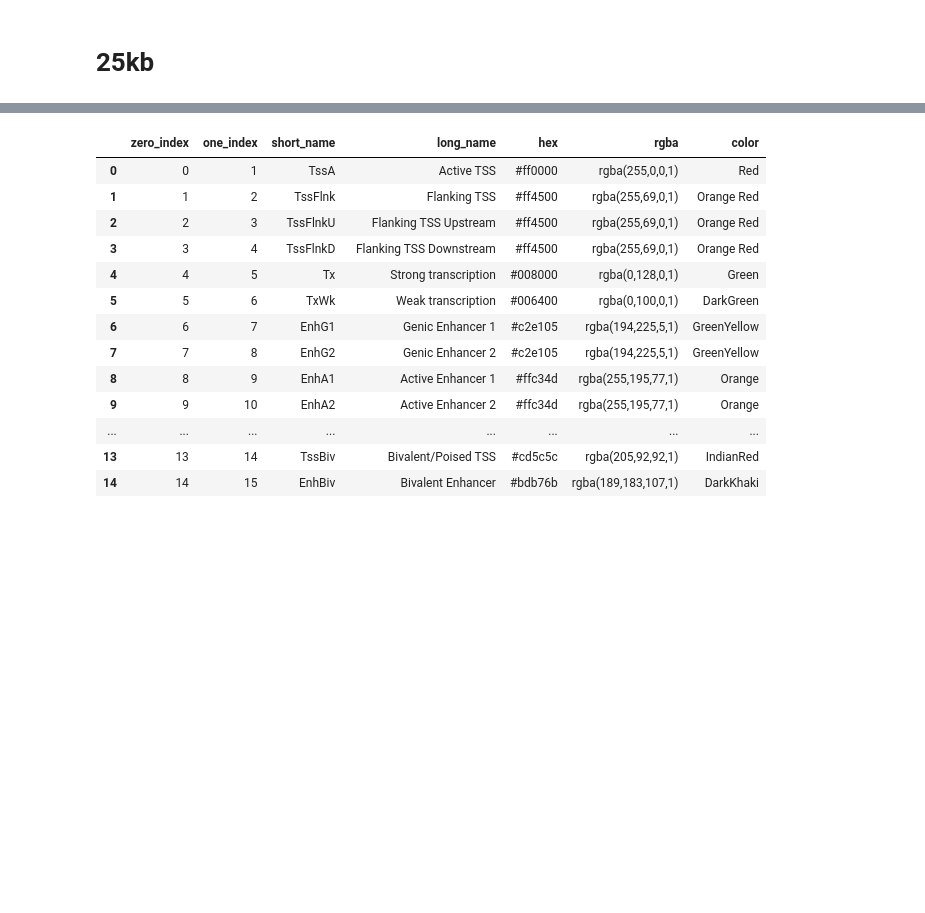
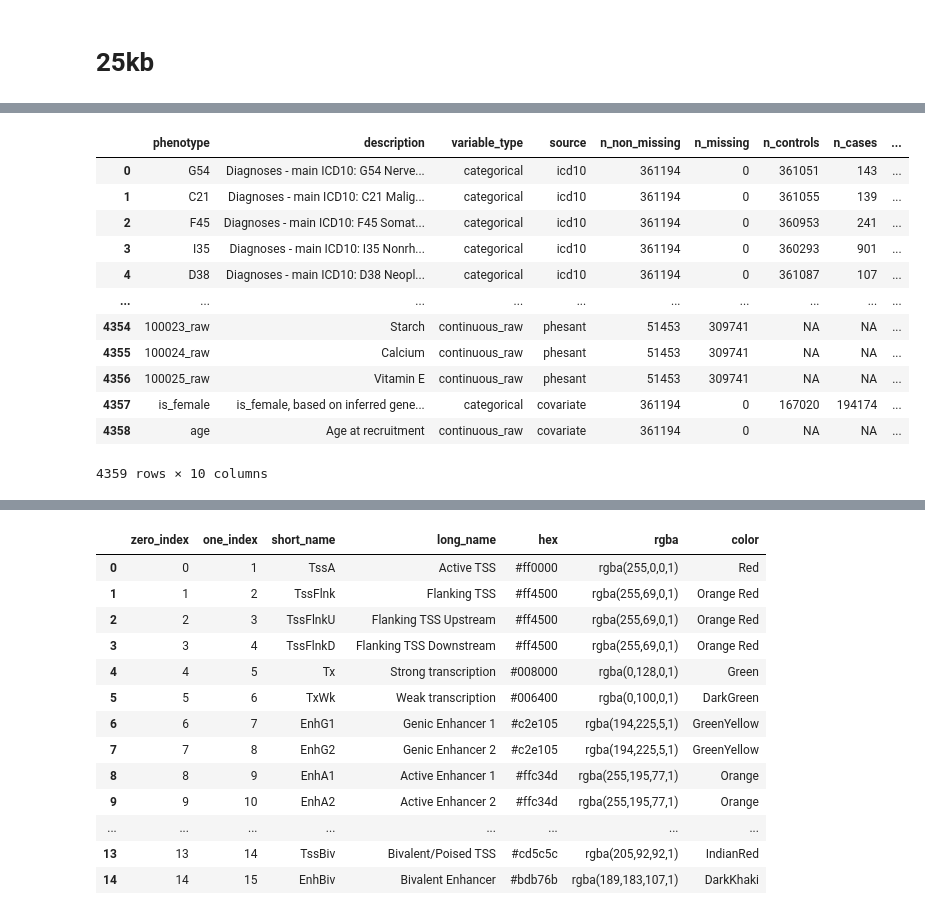
Before and after one commit to meuleman/gilbertAPI, a Jupyter notebook: externalresources/code/region_recipe.ipynb, the cells around one changed output, grey strips where cells are left out. Drawn from its saved outputs; the diff is of its cells as text; code cells hidden in the pictures; blank space fills up the shorter version.

```diff
--- a/externalresources/code/region_recipe.ipynb
+++ b/externalresources/code/region_recipe.ipynb
@@ -41,27 +42,28 @@ snp_cols = ['Chromosome', 'p1', 'p2', 'Reference SNP cluster ID', 'pvalue', 'phe
 snp_df = pd.read_csv('../data/UKBB_all_traits_all_sig_associations_CT20220207.bed', delimiter='\t', names=snp_cols)
 print(snp_df)
 
-trait_codes = []
-with gzip.open('/home/nasi4/proj/GWAS/UKBB_201807/info/phenotypes.both_sexes.tsv.gz','r') as f:
-    for line in f:
-        trait_codes.append(line.decode("utf-8").strip('\n').split('\t'))
+# trait_codes = []
+# with gzip.open('/home/nasi4/proj/GWAS/UKBB_201807/info/phenotypes.both_sexes.tsv.gz','r') as f:
+#     for line in f:
+#         trait_codes.append(line.decode("utf-8").strip('\n').split('\t'))
 
-trait_codes_df = pd.DataFrame(trait_codes[1:], columns=trait_codes[0])
-print(trait_codes_df)
+# trait_codes_df = pd.DataFrame(trait_codes[1:], columns=trait_codes[0])
+# print(trait_codes_df)
 
 # TF data
+# NOTE: THIS IS CURRENTLY HG38
+tf_pd = pd.read_pickle('../data/TF-df-hg38.pkl')
+print(tf_pd)
 
 # DHS data
 dhs_df = pd.read_pickle('../data/dhs_metadata.pkl')
 print(dhs_df)
 
-fn = gzip.GzipFile('../data/2018-06-08NC16_NNDSVD_Mixture.npy.gz', "r")
-dhs_Mixture = np.load(fn)
-dhs_Mixture_df = pd.DataFrame(dhs_Mixture, columns=dhs_df.index)
+dhs_Mixture_df = pd.read_pickle('../data/dhs_mixture_df.pkl')
 print(dhs_Mixture_df)
 
-dhs_enrichment_df = pd.read_pickle('../data/dhs_enrichment_df_25kb.pkl')
-print(dhs_enrichment_df)
+dhs_obs_over_exp = pd.read_pickle('../data/dhs_obs_over_exp_25kb.pkl')
+print(dhs_obs_over_exp)
 
 # Chromatin State Data
 epilogos_833_df = pd.read_pickle('../data/epilogos_state_data_18.pkl')
@@ -80,6 +82,9 @@ print(string_assoc)
 
 gene_hg19_bed = pd.read_pickle('../data/hg19_gene_bed.pkl')
 print(gene_hg19_bed)
+
+protein_assoc_hg19 = pd.read_pickle('../data/hg19-protein-associations-detailed.pkl')
+print(protein_assoc_hg19)
 # %% [output]
       seqname      start        end     ?
 0        chr1       9000      34000  0.41
@@ -175,0 +275,16 @@ See the caveats in the documentation: https://pandas.pydata.org/pandas-docs/stab
+# %%
+trait_codes_df
+# %% [output]
+|  | phenotype | description | variable_type | source | n_non_missing | n_missing | n_controls | n_cases | ... |
+| 0 | G54 | Diagnoses - main ICD10: G54 Nerve... | categorical | icd10 | 361194 | 0 | 361051 | 143 | ... |
+| 1 | C21 | Diagnoses - main ICD10: C21 Malig... | categorical | icd10 | 361194 | 0 | 361055 | 139 | ... |
+| 2 | F45 | Diagnoses - main ICD10: F45 Somat... | categorical | icd10 | 361194 | 0 | 360953 | 241 | ... |
+| 3 | I35 | Diagnoses - main ICD10: I35 Nonrh... | categorical | icd10 | 361194 | 0 | 360293 | 901 | ... |
+| 4 | D38 | Diagnoses - main ICD10: D38 Neopl... | categorical | icd10 | 361194 | 0 | 361087 | 107 | ... |
+| ... | ... | ... | ... | ... | ... | ... | ... | ... | ... |
+| 4354 | 100023_raw | Starch | continuous_raw | phesant | 51453 | 309741 | NA | NA | ... |
+| 4355 | 100024_raw | Calcium | continuous_raw | phesant | 51453 | 309741 | NA | NA | ... |
+| 4356 | 100025_raw | Vitamin E | continuous_raw | phesant | 51453 | 309741 | NA | NA | ... |
+| 4357 | is_female | is_female, based on inferred gene... | categorical | covariate | 361194 | 0 | 167020 | 194174 | ... |
+| 4358 | age | Age at recruitment | continuous_raw | covariate | 361194 | 0 | NA | NA | ... |
+4359 rows × 10 columns
```
Also changed, not shown: parts of 35 cells of this notebook, 5 other files.
